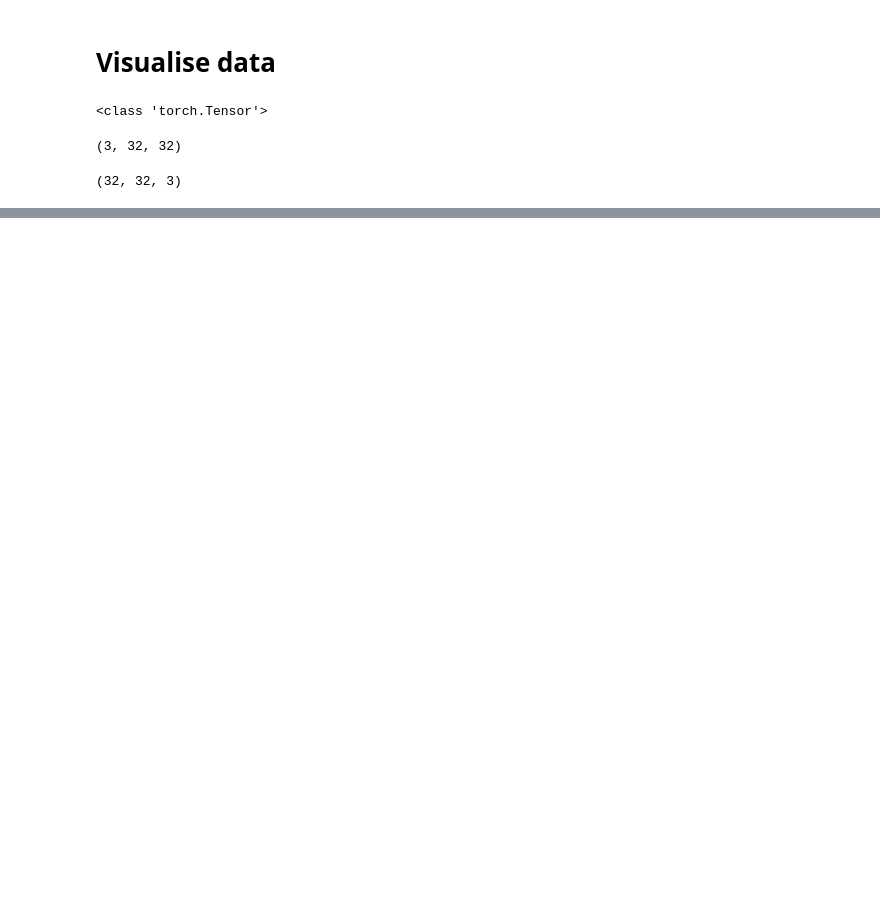
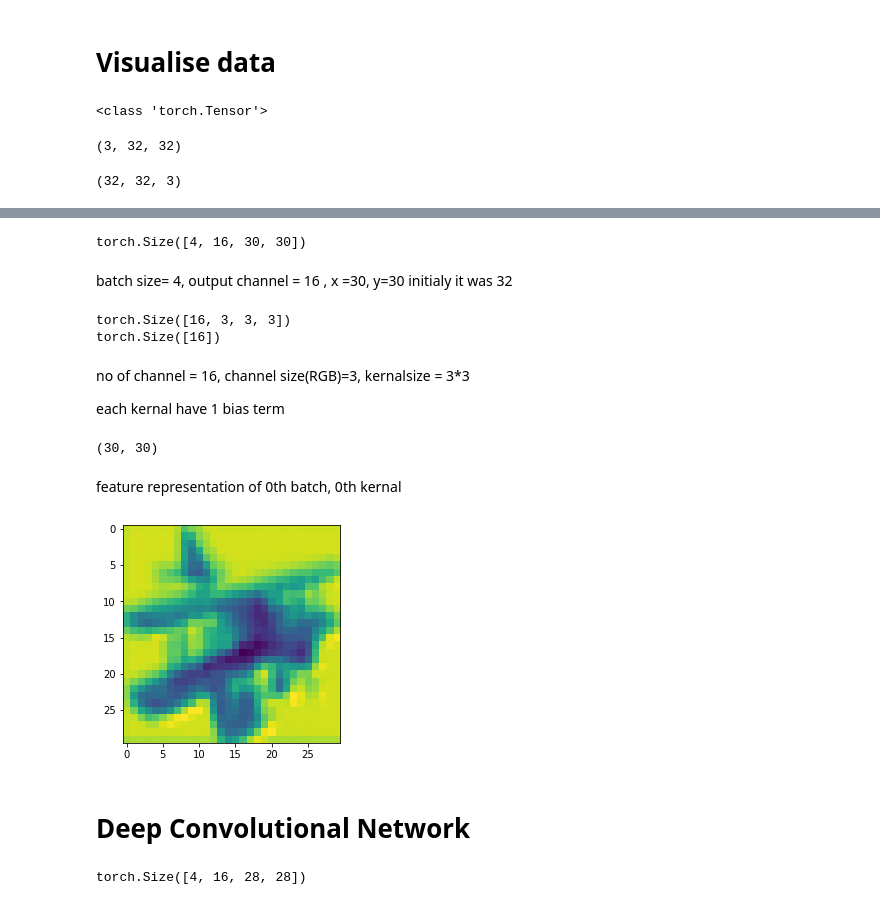
Before and after one commit to Arpitkamal/Deep-Learning--108--Convolutional-Neural-Netwokr, a Jupyter notebook: PyTorchCNN.ipynb, the cells around one changed output, grey strips where cells are left out. Cells and saved outputs as stored; diff of their text form; code cells hidden in the pictures; blank space fills up the shorter version.

```diff
--- a/PyTorchCNN.ipynb
+++ b/PyTorchCNN.ipynb
@@ -78,0 +81,44 @@ ship dog plane cat
+# %%
+import torch.nn as nn
+
+class FirstCNN(nn.Module):
+  def __init__(self):
+    super(FirstCNN, self).__init__()
+    self.conv1 = nn.Conv2d(3, 16, 3) #(no. of channel in each image(RGB), no of kernals, kernalsize)padding = (1,1), stride= (2,2)
+
+  def forward(self, x):
+    x = self.conv1(x)
+    return x
+# %%
+net = FirstCNN()
+# %%
+out = net(images)
+out.shape
+# %% [output]
+torch.Size([4, 16, 30, 30])
+# %% [markdown]
+batch size= 4, output channel = 16 , x =30, y=30 initialy it was 32
+# %%
+for param in net.parameters():
+  print(param.shape)
+# %% [output]
+torch.Size([16, 3, 3, 3])
+torch.Size([16])
+# %% [markdown]
+no of channel = 16, channel size(RGB)=3, kernalsize = 3*3
+
+each kernal have 1 bias term
+# %%
+out1 = out[0, 0, :, :].detach().numpy()
+print(out1.shape)
+# %% [output]
+(30, 30)
+# %% [markdown]
+feature representation of 0th batch, 0th kernal
+# %%
+plt.imshow(out[0,0,:,:].detach().numpy())
+plt.show()
+# %% [output]
+[figure, added]
+# %% [markdown]
+# Deep Convolutional Network
@@ -78,0 +137,6 @@ ship dog plane cat
+# %%
+net = FirstCNN_v2()
+out = net(images)
+out.shape
+# %% [output]
+torch.Size([4, 16, 28, 28])
```
Also changed, not shown: parts of 30 cells of this notebook.
